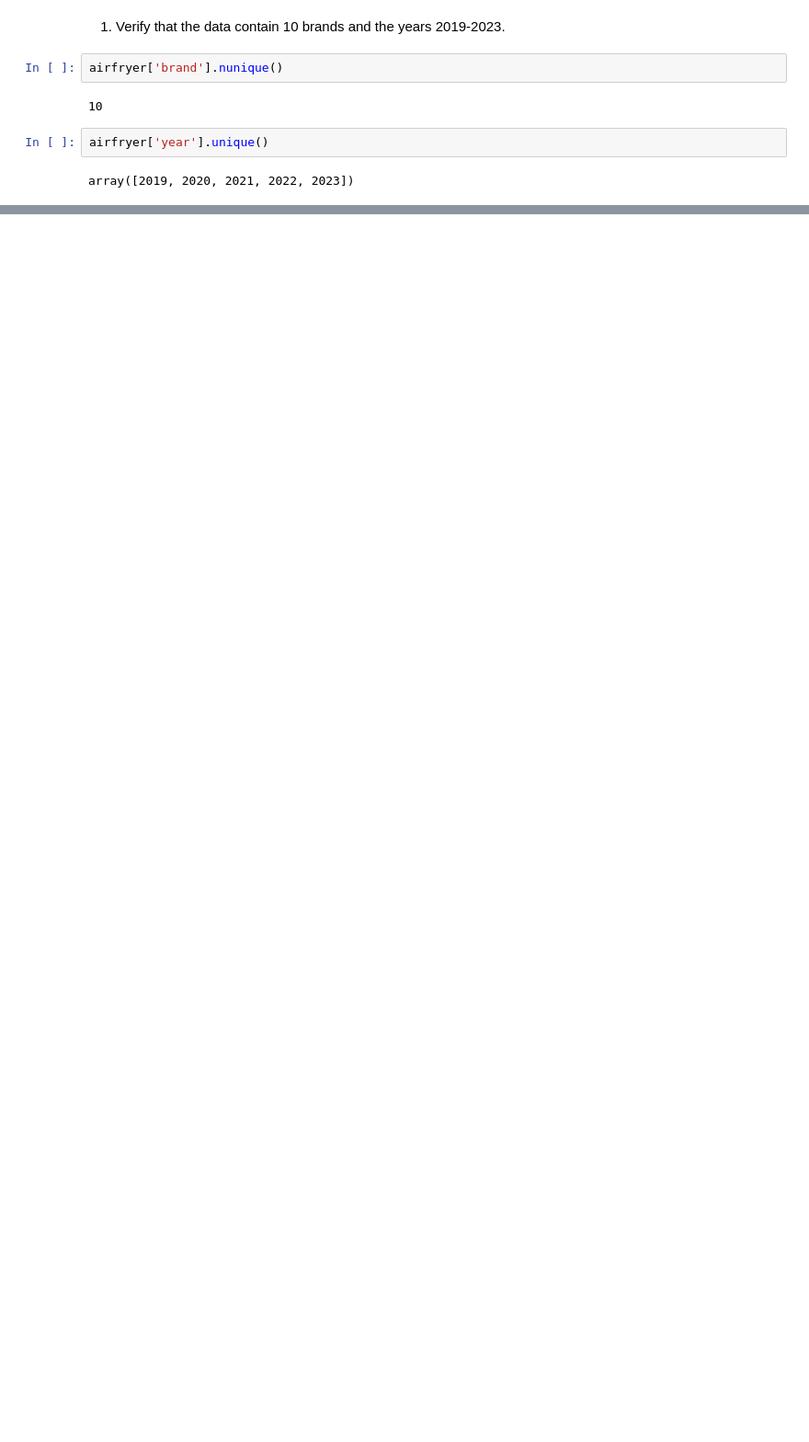
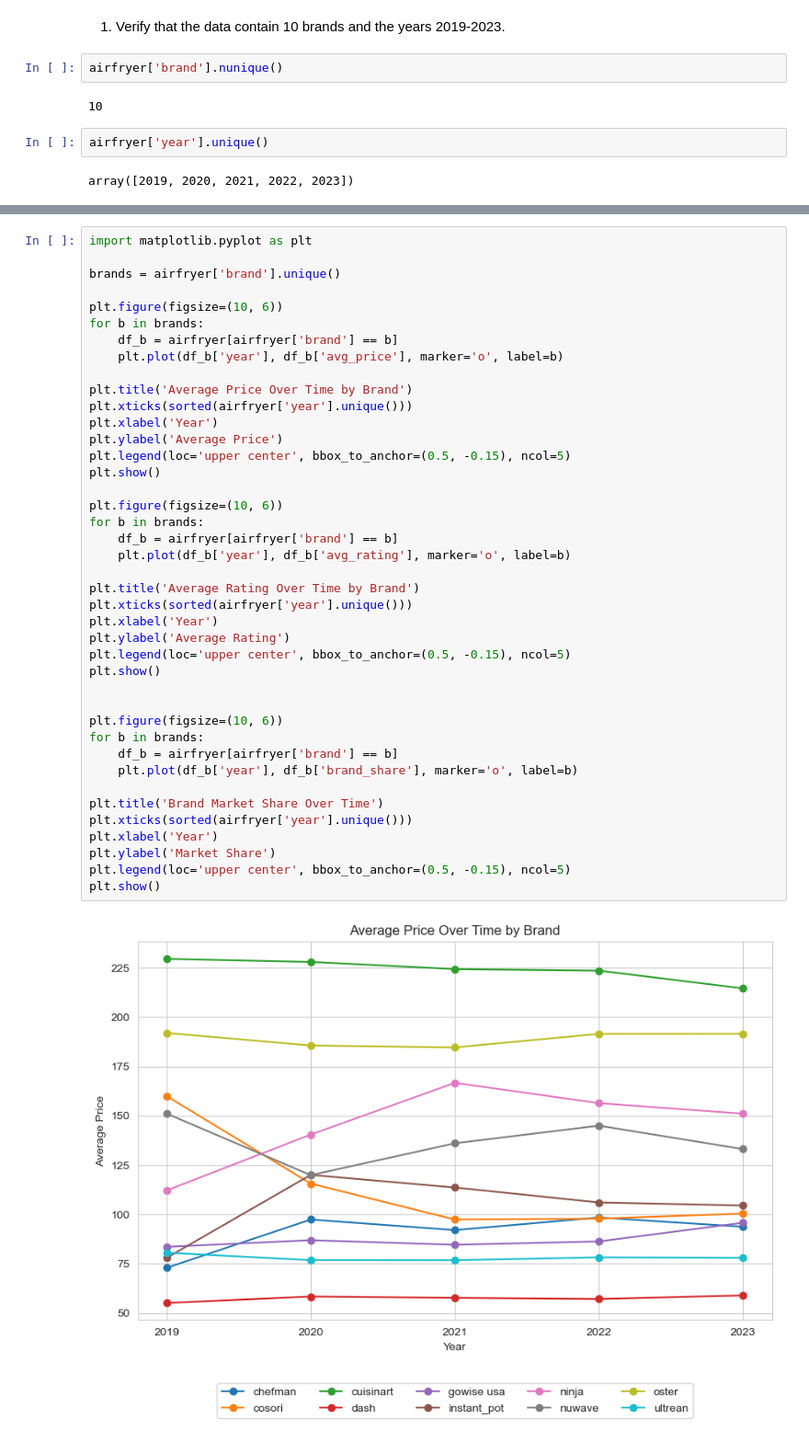
Before and after one commit to nathan4luu/DS-3001-Project-2, a Jupyter notebook: deliverables/data-analyst.ipynb, the cells around one changed output, grey strips where cells are left out. Shown at 92% size. Drawn from its saved outputs; the diff is of its cells as text; blank space fills up the shorter version.

```diff
--- a/deliverables/data-analyst.ipynb
+++ b/deliverables/data-analyst.ipynb
@@ -32,0 +46,43 @@ array([2019, 2020, 2021, 2022, 2023])
+# %%
+import matplotlib.pyplot as plt
+
+brands = airfryer['brand'].unique()
+
+plt.figure(figsize=(10, 6))
+for b in brands:
+    df_b = airfryer[airfryer['brand'] == b]
+    plt.plot(df_b['year'], df_b['avg_price'], marker='o', label=b)
+
+plt.title('Average Price Over Time by Brand')
+plt.xticks(sorted(airfryer['year'].unique()))
+plt.xlabel('Year')
+plt.ylabel('Average Price')
+plt.legend(loc='upper center', bbox_to_anchor=(0.5, -0.15), ncol=5)
+plt.show()
+
+plt.figure(figsize=(10, 6))
+for b in brands:
+    df_b = airfryer[airfryer['brand'] == b]
+    plt.plot(df_b['year'], df_b['avg_rating'], marker='o', label=b)
+
+plt.title('Average Rating Over Time by Brand')
+plt.xticks(sorted(airfryer['year'].unique()))
+plt.xlabel('Year')
+plt.ylabel('Average Rating')
+plt.legend(loc='upper center', bbox_to_anchor=(0.5, -0.15), ncol=5)
+plt.show()
+
+
+plt.figure(figsize=(10, 6))
+for b in brands:
+    df_b = airfryer[airfryer['brand'] == b]
+    plt.plot(df_b['year'], df_b['brand_share'], marker='o', label=b)
+
+plt.title('Brand Market Share Over Time')
+plt.xticks(sorted(airfryer['year'].unique()))
+plt.xlabel('Year')
+plt.ylabel('Market Share')
+plt.legend(loc='upper center', bbox_to_anchor=(0.5, -0.15), ncol=5)
+plt.show()
+# %% [output]
+[figure, added]
```
Also changed, not shown: parts of 9 cells of this notebook.
